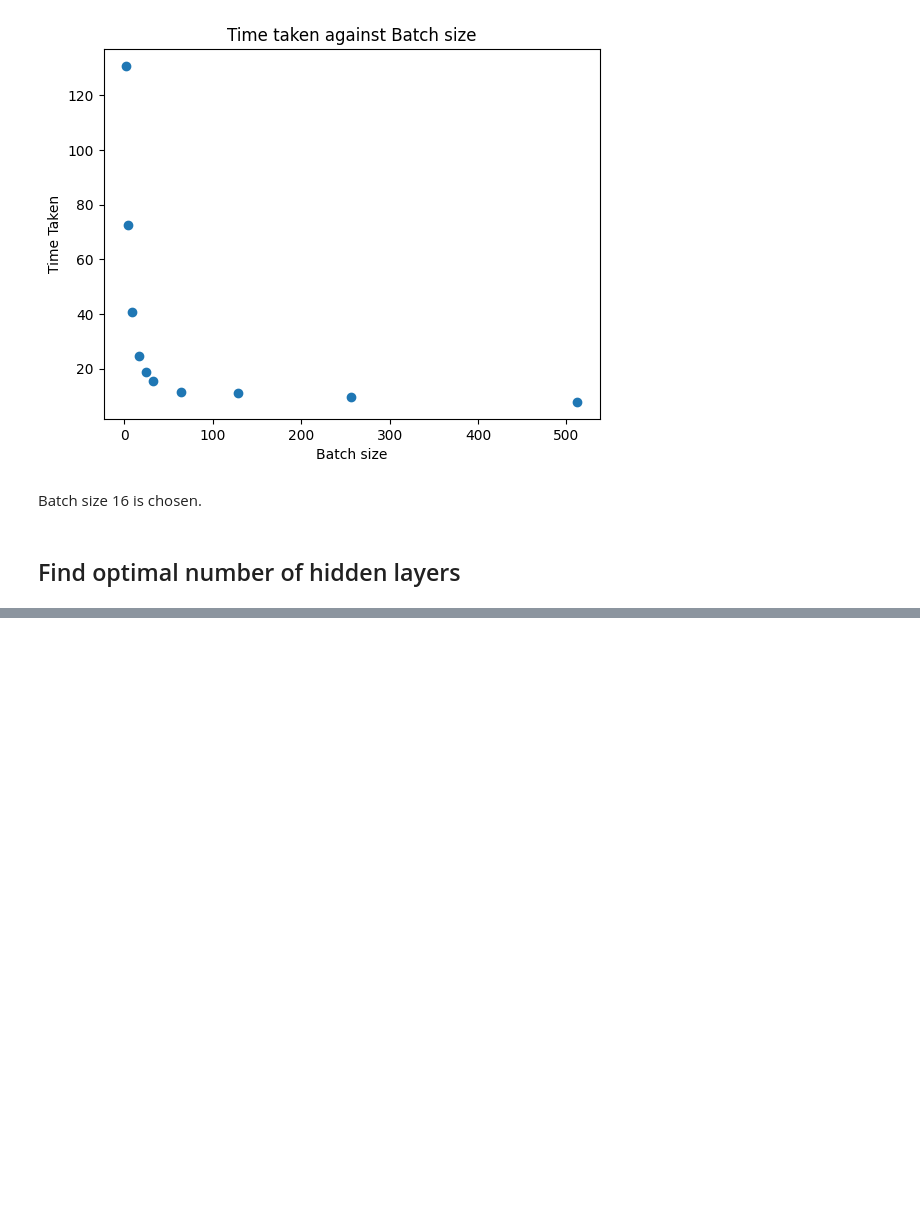
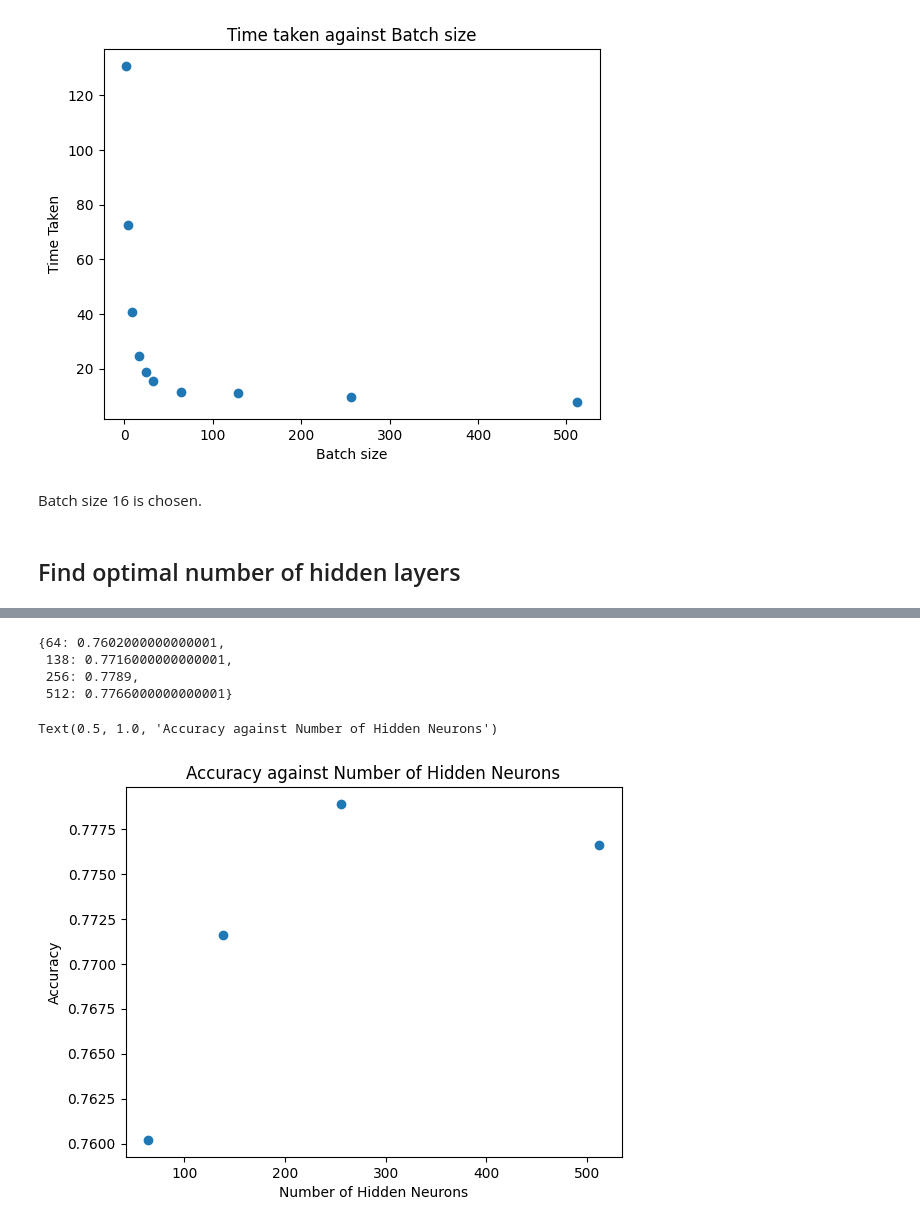
Before and after one commit to gtengwei/CZ4045-NLP-Group-8, a Jupyter notebook: Part 2/GRU_model_optimization.ipynb, the cells around one changed output, grey strips where cells are left out. Drawn from its saved outputs; the diff is of its cells as text; code cells hidden in the pictures; blank space fills up the shorter version.

```diff
--- a/Part 2/GRU_model_optimization.ipynb
+++ b/Part 2/GRU_model_optimization.ipynb
@@ -655,0 +646,8 @@ Text(0.5, 1.0, 'Time taken against Number of Layers')
+# %%
+input_dim = 300
+hidden_dim = 128
+output_dim = 5
+batch_size = 16
+hidden_dims = [64, 138, 256, 512]
+criterion = nn.CrossEntropyLoss()
+early_stopper = EarlyStopper()
@@ -655,0 +753,16 @@ Text(0.5, 1.0, 'Time taken against Number of Layers')
+# %%
+accuracy_list_hidden_dims
+# %% [output]
+{64: 0.7602000000000001,
+ 138: 0.7716000000000001,
+ 256: 0.7789,
+ 512: 0.7766000000000001}
+# %%
+# Plot dev accuracies against batch size
+plt.scatter(accuracy_list_hidden_dims.keys(), accuracy_list_hidden_dims.values())
+plt.xlabel("Number of Hidden Neurons")
+plt.ylabel("Accuracy")
+plt.title("Accuracy against Number of Hidden Neurons")
+# %% [output]
+Text(0.5, 1.0, 'Accuracy against Number of Hidden Neurons')
+[figure, added]
```
Also changed, not shown: parts of 17 cells of this notebook.
